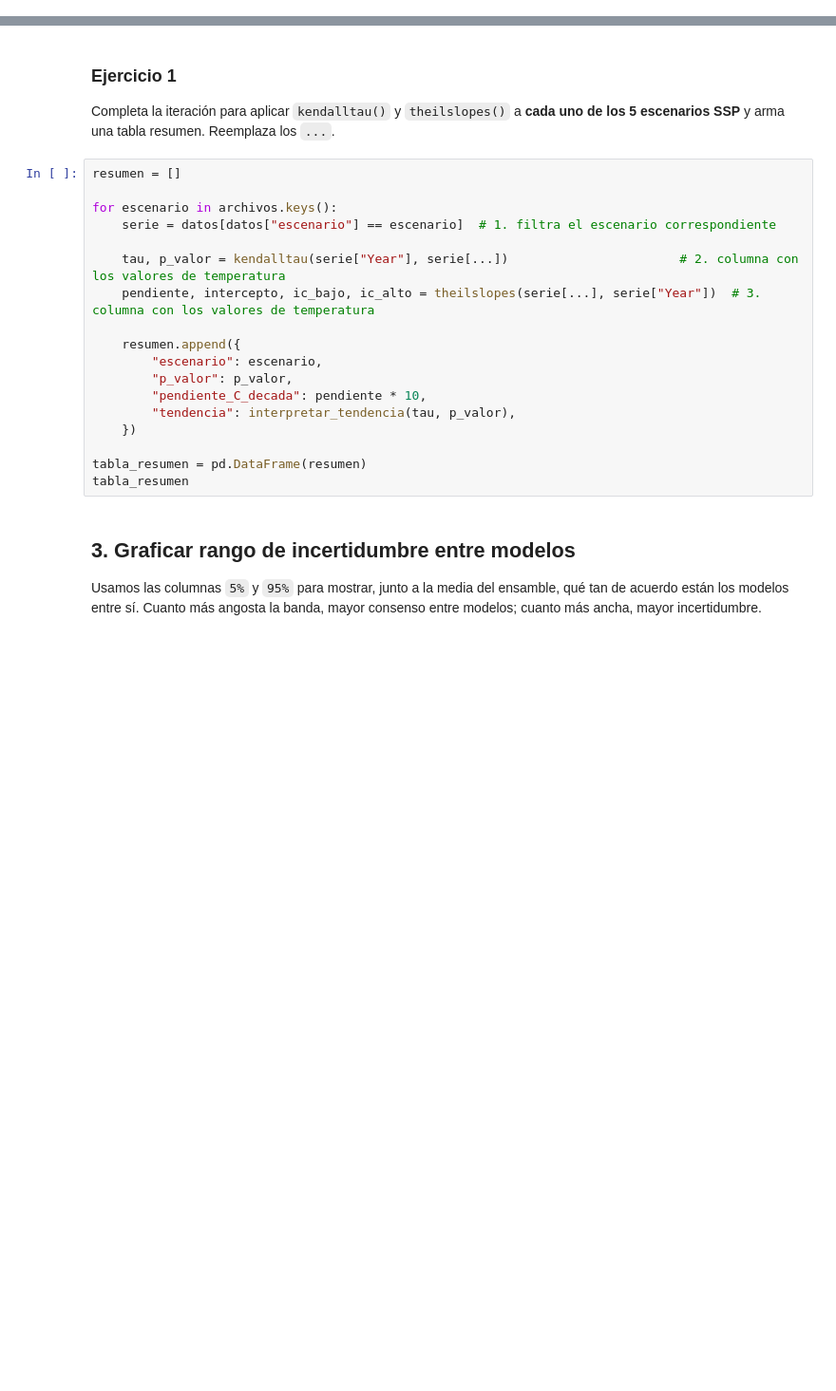
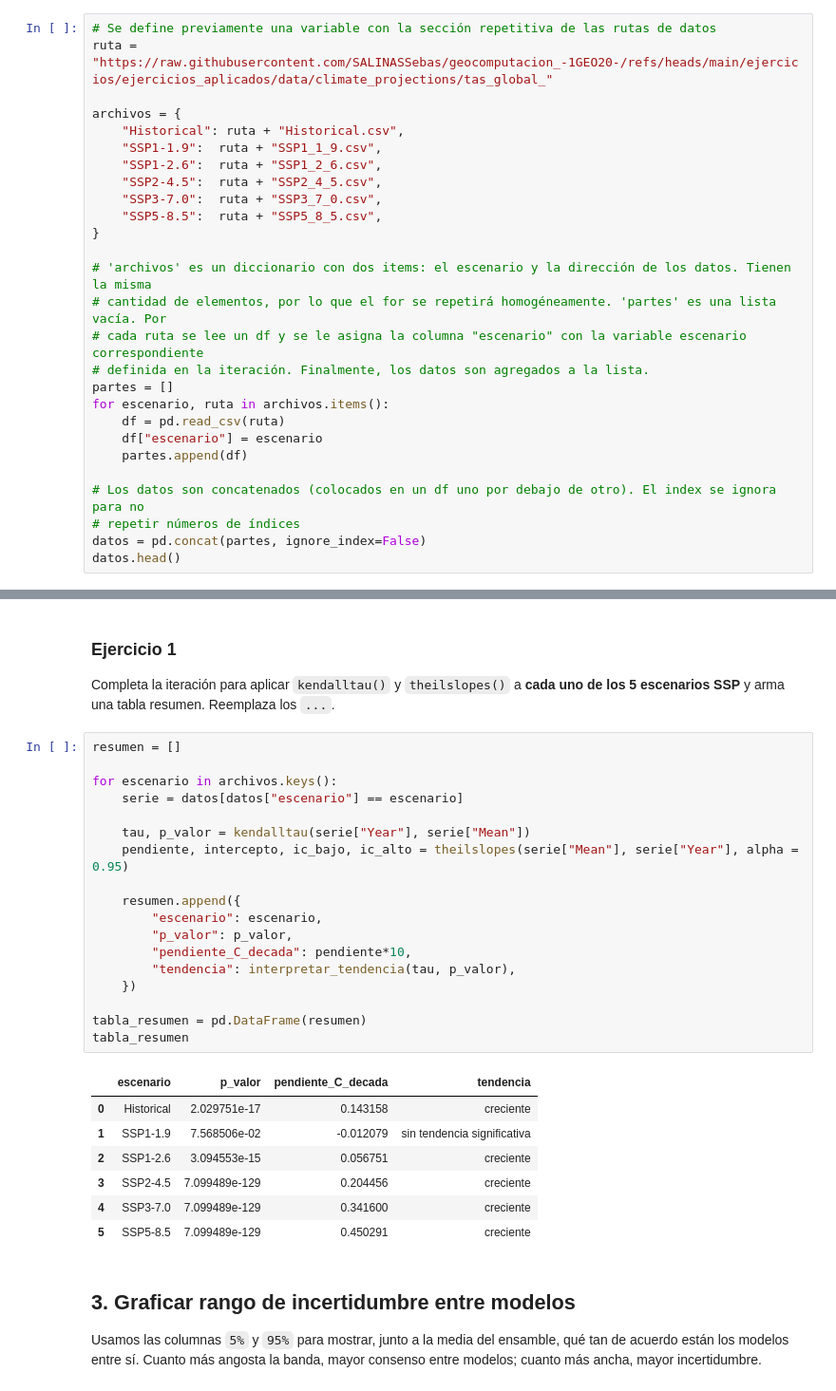
Before and after one commit to SALINASSebas/geocomputacion_-1GEO20-, a Jupyter notebook: ejercicios/ejercicios_aplicados/proyecciones_climaticas.ipynb, the cells around one changed output, grey strips where cells are left out. Shown at 95% size. Cells and saved outputs as stored; diff of their text form; blank space fills up the shorter version.

```diff
--- a/ejercicios/ejercicios_aplicados/proyecciones_climaticas.ipynb
+++ b/ejercicios/ejercicios_aplicados/proyecciones_climaticas.ipynb
@@ -69,0 +32,27 @@ datos.groupby("escenario")["Year"].agg(["min", "max", "count"])
+# %%
+# Se define previamente una variable con la sección repetitiva de las rutas de datos
+ruta = "https://raw.githubusercontent.com/SALINASSebas/geocomputacion_-1GEO20-/refs/heads/main/ejercicios/ejercicios_aplicados/data/climate_projections/tas_global_"
+
+archivos = {
+    "Historical": ruta + "Historical.csv",
+    "SSP1-1.9":  ruta + "SSP1_1_9.csv",
+    "SSP1-2.6":  ruta + "SSP1_2_6.csv",
+    "SSP2-4.5":  ruta + "SSP2_4_5.csv",
+    "SSP3-7.0":  ruta + "SSP3_7_0.csv",
+    "SSP5-8.5":  ruta + "SSP5_8_5.csv",
+}
+
+# 'archivos' es un diccionario con dos items: el escenario y la dirección de los datos. Tienen la misma
+# cantidad de elementos, por lo que el for se repetirá homogéneamente. 'partes' es una lista vacía. Por
+# cada ruta se lee un df y se le asigna la columna "escenario" con la variable escenario correspondiente
+# definida en la iteración. Finalmente, los datos son agregados a la lista.
+partes = []
+for escenario, ruta in archivos.items():
+    df = pd.read_csv(ruta)
+    df["escenario"] = escenario
+    partes.append(df)
+
+# Los datos son concatenados (colocados en un df uno por debajo de otro). El index se ignora para no
+# repetir números de índices
+datos = pd.concat(partes, ignore_index=False)
+datos.head()
@@ -123,21 +153,29 @@ Completa la iteración para aplicar `kendalltau()` y `theilslopes()` a **cada un
 # %%
 resumen = []
 
 for escenario in archivos.keys():
-    serie = datos[datos["escenario"] == escenario]  # 1. filtra el escenario correspondiente
+    serie = datos[datos["escenario"] == escenario]
 
-    tau, p_valor = kendalltau(serie["Year"], serie[...])                       # 2. columna con los valores de temperatura
-    pendiente, intercepto, ic_bajo, ic_alto = theilslopes(serie[...], serie["Year"])  # 3. columna con los valores de temperatura
+    tau, p_valor = kendalltau(serie["Year"], serie["Mean"])
+    pendiente, intercepto, ic_bajo, ic_alto = theilslopes(serie["Mean"], serie["Year"], alpha = 0.95)
 
     resumen.append({
         "escenario": escenario,
         "p_valor": p_valor,
-        "pendiente_C_decada": pendiente * 10,
+        "pendiente_C_decada": pendiente*10,
         "tendencia": interpretar_tendencia(tau, p_valor),
     })
 
 tabla_resumen = pd.DataFrame(resumen)
 tabla_resumen
+# %% [output]
+|  | escenario | p_valor | pendiente_C_decada | tendencia |
+| 0 | Historical | 2.029751e-17 | 0.143158 | creciente |
+| 1 | SSP1-1.9 | 7.568506e-02 | -0.012079 | sin tendencia significativa |
+| 2 | SSP1-2.6 | 3.094553e-15 | 0.056751 | creciente |
+| 3 | SSP2-4.5 | 7.099489e-129 | 0.204456 | creciente |
+| 4 | SSP3-7.0 | 7.099489e-129 | 0.341600 | creciente |
+| 5 | SSP5-8.5 | 7.099489e-129 | 0.450291 | creciente |
 # %% [markdown]
 ## 3. Graficar rango de incertidumbre entre modelos
 
```
Also changed, not shown: parts of 10 cells of this notebook, 1 other file.
